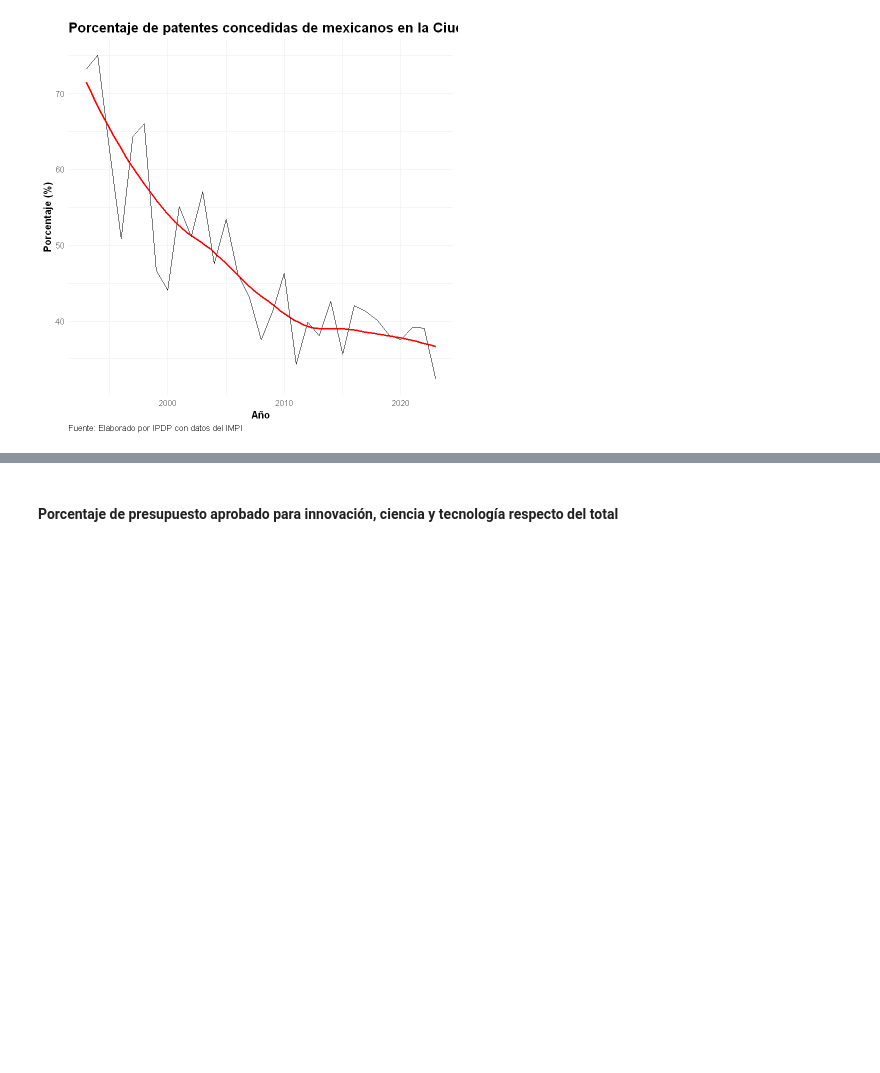
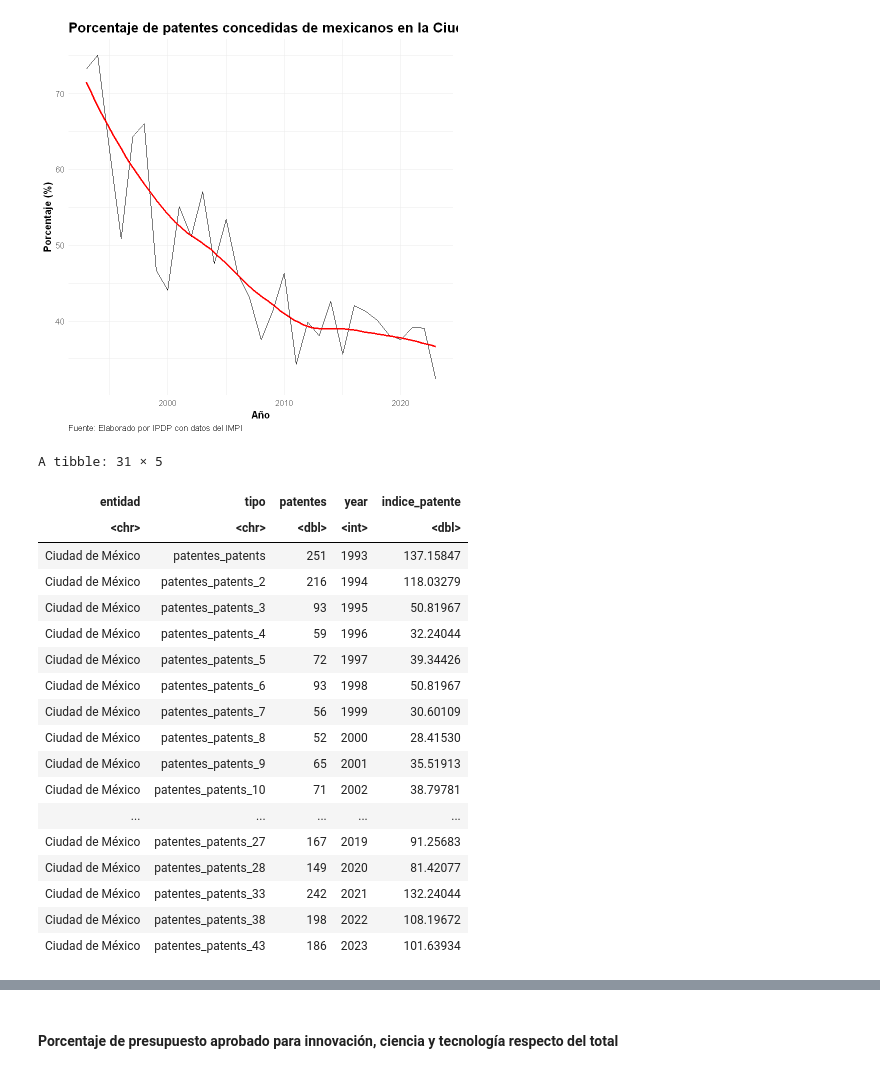
Before and after one commit to cpyp-ipdp/pgd_cdmx, a Jupyter notebook: indicadores/educacion_ciencia/indicadores_educ_ciencia_tec_pgd.ipynb, the cells around one changed output, grey strips where cells are left out. Drawn from its saved outputs; the diff is of its cells as text; code cells hidden in the pictures; blank space fills up the shorter version.

```diff
--- a/indicadores/educacion_ciencia/indicadores_educ_ciencia_tec_pgd.ipynb
+++ b/indicadores/educacion_ciencia/indicadores_educ_ciencia_tec_pgd.ipynb
@@ -647,3 +647,52 @@ ggsave("porcentaje_patentes_concedidas.png", width = 12, height = 6, dpi = 300,
 `geom_smooth()` using formula = 'y ~ x'
 `geom_smooth()` using formula = 'y ~ x'
 [figure]
+# %%
+#Crear índice de patentes concedidas. Este indicador busca evitar la comparativa contra el total nacional y se centra en la Ciudad de México
+
+indice_pat <- read_csv("https://datosabiertos.impi.gob.mx/IMPICifras/Invenciones04.csv",
+                 col_names = FALSE, show_col_types = FALSE)
+
+
+indice_pat <- indice_pat %>%
+  slice(5:n()) %>%
+  set_names(as.character(indice_pat[5, ])) %>%
+  janitor::clean_names() %>%
+  slice(-1)%>%
+rename(entidad=2)%>%
+filter(entidad=="Ciudad de México" | entidad=="Total / Total")%>%
+#Dejar columna entidad y todas aquellas que contengan "patentes"
+select(entidad,contains("patentes"))%>%
+#Transformar columnas patentes a numérico
+#Eliminar comas de los números
+mutate(across(contains("patentes"), ~ as.numeric(str_replace_all(., ",", ""))))%>%
+filter(entidad=="Ciudad de México")%>%
+# #Long
+pivot_longer(cols = -entidad, names_to = "tipo", values_to = "patentes")%>%
+mutate(year = 1993:(1993 + n() - 1)) %>%
+filter(year <= 2020 | (year > 2020 & (year - 2020) %% 5 == 0))%>%
+mutate(year = 1993:(1993 + n() - 1))%>%
+#Crear índice base 2018=100
+mutate(indice_patente=patentes/patentes[year==2018]*100)
+
+indice_pat
+# %% [output]
+A tibble: 31 × 5
+| entidad | tipo | patentes | year | indice_patente |
+| <chr> | <chr> | <dbl> | <int> | <dbl> |
+| Ciudad de México | patentes_patents | 251 | 1993 | 137.15847 |
+| Ciudad de México | patentes_patents_2 | 216 | 1994 | 118.03279 |
+| Ciudad de México | patentes_patents_3 | 93 | 1995 | 50.81967 |
+| Ciudad de México | patentes_patents_4 | 59 | 1996 | 32.24044 |
+| Ciudad de México | patentes_patents_5 | 72 | 1997 | 39.34426 |
+| Ciudad de México | patentes_patents_6 | 93 | 1998 | 50.81967 |
+| Ciudad de México | patentes_patents_7 | 56 | 1999 | 30.60109 |
+| Ciudad de México | patentes_patents_8 | 52 | 2000 | 28.41530 |
+| Ciudad de México | patentes_patents_9 | 65 | 2001 | 35.51913 |
+| Ciudad de México | patentes_patents_10 | 71 | 2002 | 38.79781 |
+| ... | ... | ... | ... | ... |
+| Ciudad de México | patentes_patents_27 | 167 | 2019 | 91.25683 |
+| Ciudad de México | patentes_patents_28 | 149 | 2020 | 81.42077 |
+| Ciudad de México | patentes_patents_33 | 242 | 2021 | 132.24044 |
+| Ciudad de México | patentes_patents_38 | 198 | 2022 | 108.19672 |
+| Ciudad de México | patentes_patents_43 | 186 | 2023 | 101.63934 |
```
Also changed, not shown: parts of 1 cell of this notebook.
